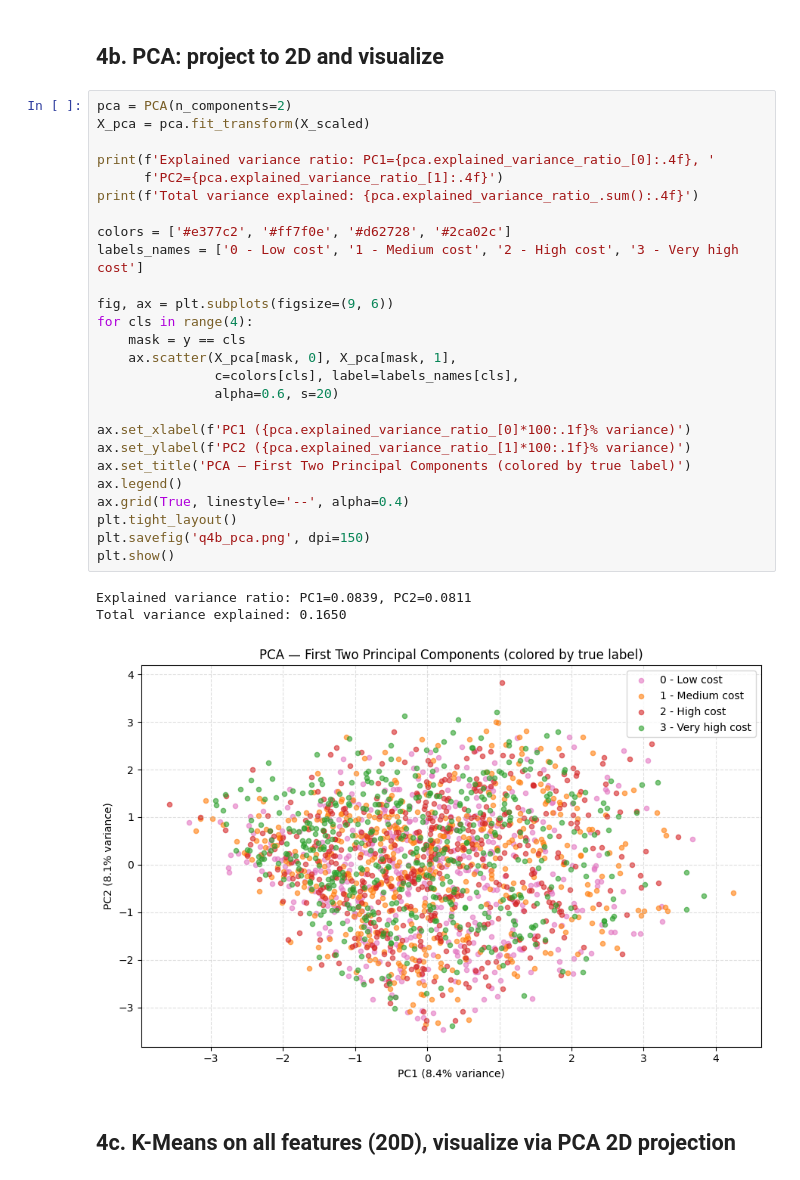
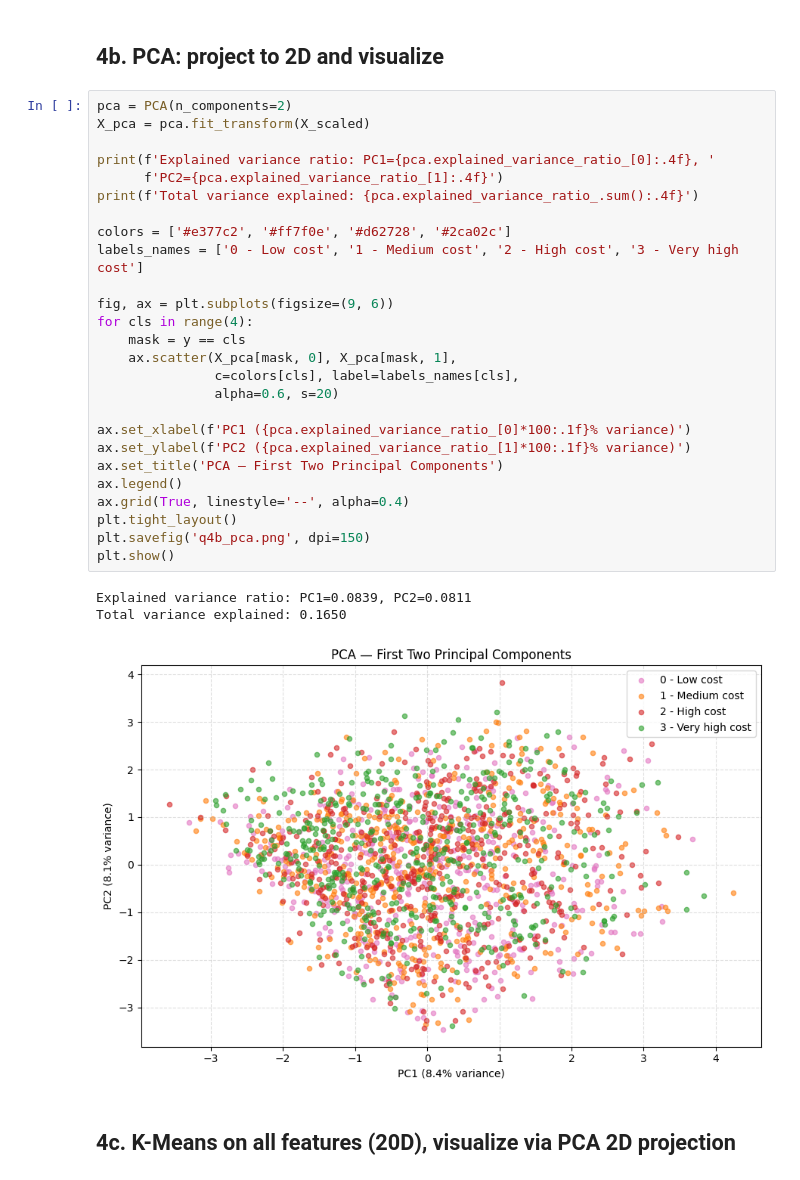
Before and after one commit to jspldrch/DataMining_Assignment2, a Jupyter notebook: Q4_PCA_KMeans.ipynb, the cells around one changed output. Drawn from its saved outputs; the diff is of its cells as text.

```diff
--- a/Q4_PCA_KMeans.ipynb
+++ b/Q4_PCA_KMeans.ipynb
@@ -35,33 +31,33 @@ Std  after scaling (should be ~1): [1. 1. 1. 1. 1. 1. 1. 1. 1. 1. 1. 1. 1. 1. 1.
 # %%
 pca = PCA(n_components=2)
 X_pca = pca.fit_transform(X_scaled)
 
 print(f'Explained variance ratio: PC1={pca.explained_variance_ratio_[0]:.4f}, '
       f'PC2={pca.explained_variance_ratio_[1]:.4f}')
 print(f'Total variance explained: {pca.explained_variance_ratio_.sum():.4f}')
 
 colors = ['#e377c2', '#ff7f0e', '#d62728', '#2ca02c']
 labels_names = ['0 - Low cost', '1 - Medium cost', '2 - High cost', '3 - Very high cost']
 
 fig, ax = plt.subplots(figsize=(9, 6))
 for cls in range(4):
     mask = y == cls
     ax.scatter(X_pca[mask, 0], X_pca[mask, 1],
                c=colors[cls], label=labels_names[cls],
                alpha=0.6, s=20)
 
 ax.set_xlabel(f'PC1 ({pca.explained_variance_ratio_[0]*100:.1f}% variance)')
 ax.set_ylabel(f'PC2 ({pca.explained_variance_ratio_[1]*100:.1f}% variance)')
-ax.set_title('PCA — First Two Principal Components (colored by true label)')
+ax.set_title('PCA — First Two Principal Components')
 ax.legend()
 ax.grid(True, linestyle='--', alpha=0.4)
 plt.tight_layout()
 plt.savefig('q4b_pca.png', dpi=150)
 plt.show()
 # %% [output]
 Explained variance ratio: PC1=0.0839, PC2=0.0811
 Total variance explained: 0.1650
-[figure, old version]
+[figure, new version]
 # %% [markdown]
 ## 4c. K-Means on all features (20D), visualize via PCA 2D projection
 # %%
```
Also changed, not shown: parts of 1 cell of this notebook, 4 other files.
